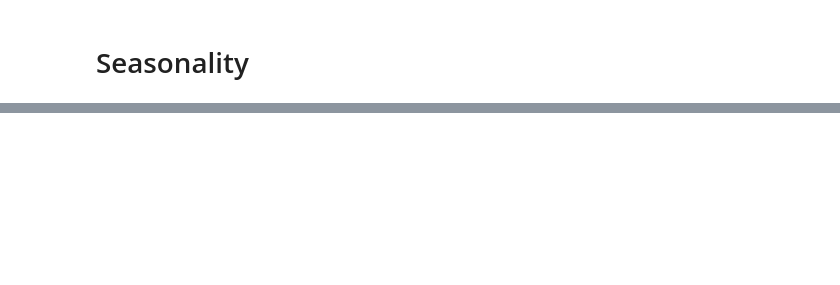
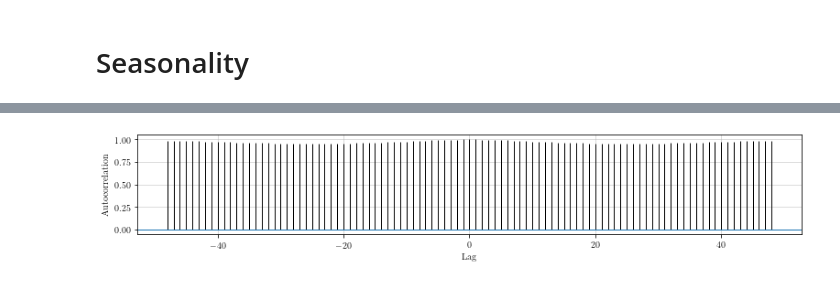
Before and after one commit to maffei2443/meta_experiments, a Jupyter notebook: notebooks/pattern_examples.ipynb, the cells around one changed output, grey strips where cells are left out. Saved outputs shown, nothing was run; the diff lists cells and outputs as text; code cells hidden in the pictures; blank space fills up the shorter version.

```diff
--- a/notebooks/pattern_examples.ipynb
+++ b/notebooks/pattern_examples.ipynb
@@ -83,2 +91,10 @@ plt.savefig('sunspotsacf.pdf', bbox_inches='tight')
 # %% [markdown]
 # Seasonality
+# %%
+dta = sm.datasets.get_rdataset("elecdemand", "fpp2").data
+dta.index = pd.Index(pd.date_range('2014-01-01 00:00:00', '2014-12-31 23:30:00', periods=17520))
+dta = dta.loc[pd.date_range('2014-01-01', '2014-6-01', freq='30min')]
+dta.plot(y='Demand', figsize=(width, height), color='black', legend=None)
+plt.ylabel('Gigawatts')
+plt.xlabel('Date')
+plt.savefig('elec.pdf', bbox_inches='tight')
@@ -84,0 +103,8 @@ plt.savefig('sunspotsacf.pdf', bbox_inches='tight')
+# %%
+fig, ax1 = plt.subplots(1, 1, figsize=(width, height))
+ax1.acorr(dta['Demand'], usevlines=True, maxlags=48)
+plt.ylabel('Autocorrelation')
+plt.xlabel('Lag')
+plt.savefig('elecacf.pdf', bbox_inches='tight')
+# %% [output]
+[figure, added]
```
Also changed, not shown: parts of 5 cells of this notebook, 10 other files.
